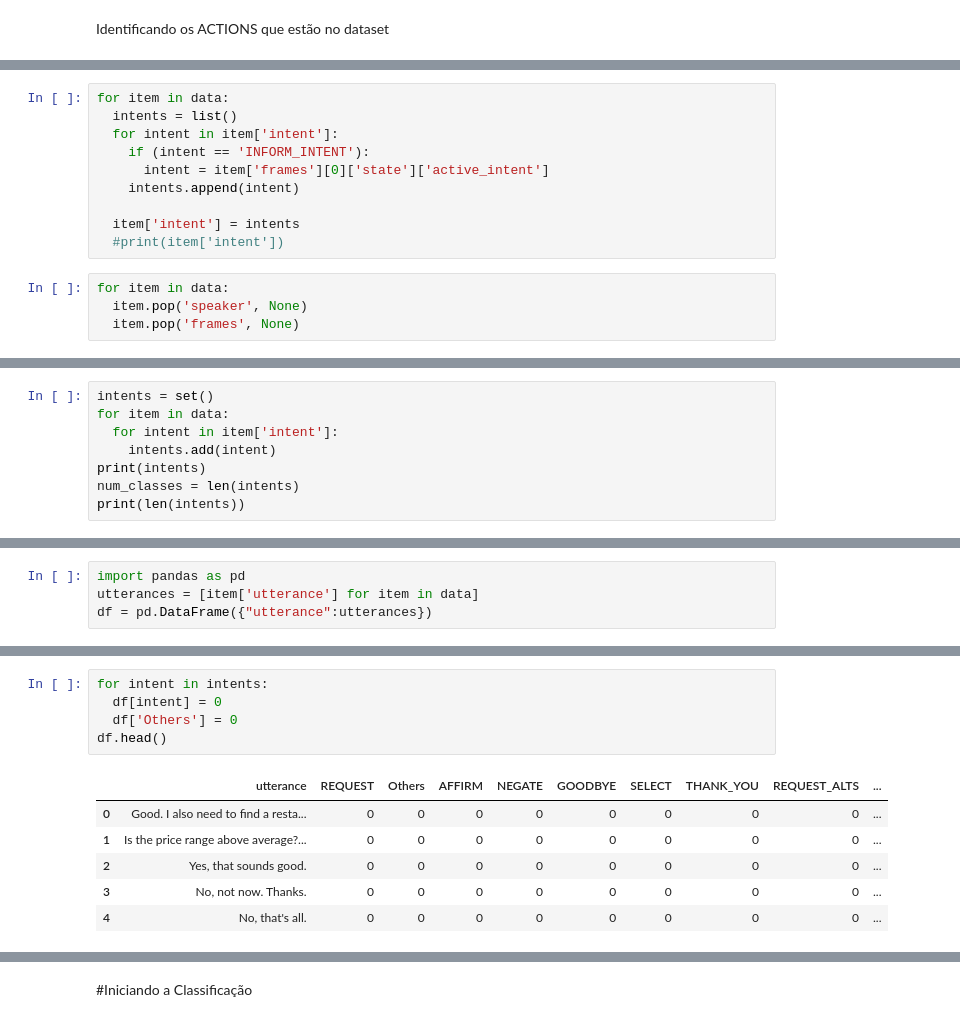
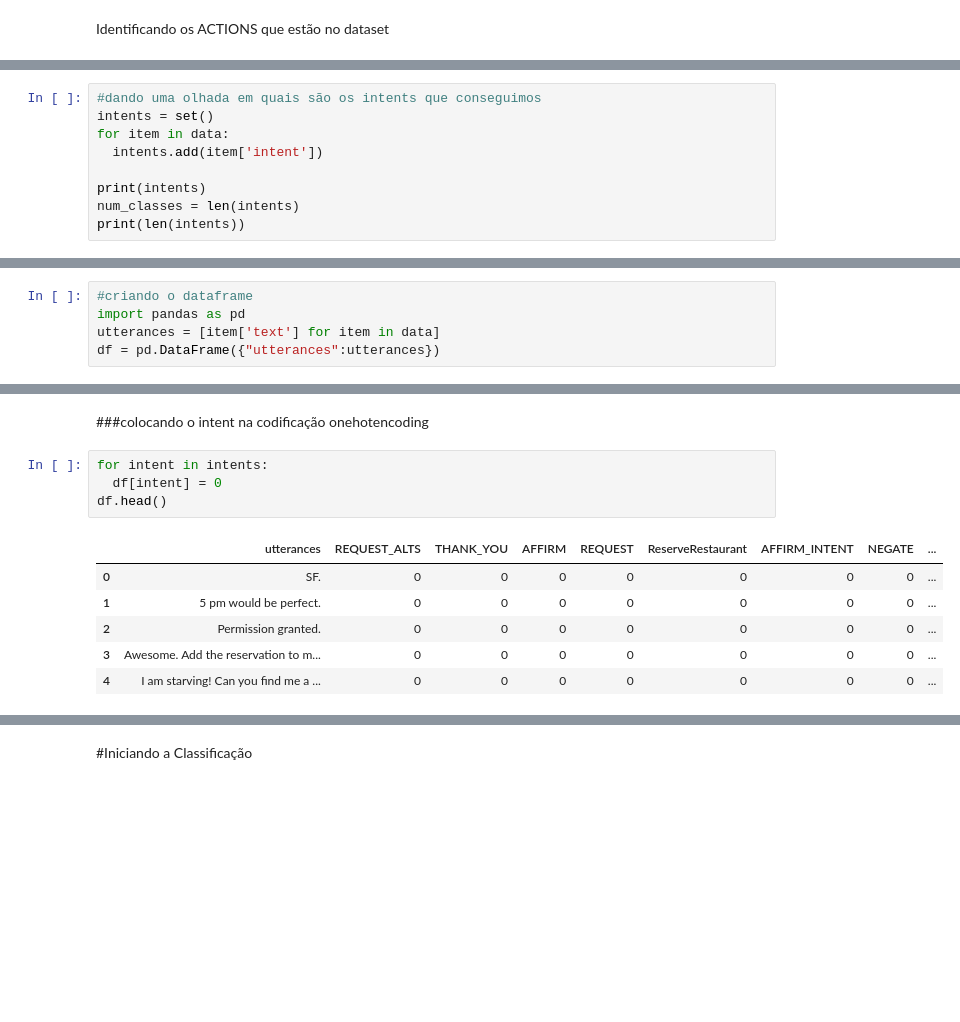
Before and after one commit to IndioP/Projeto_NLP, a Jupyter notebook: NLP.ipynb, the cells around one changed output, grey strips where cells are left out. Drawn from its saved outputs; the diff is of its cells as text; blank space fills up the shorter version.

```diff
--- a/NLP.ipynb
+++ b/NLP.ipynb
@@ -247,14 +252,0 @@ for item in data:
-# %%
-for item in data:
-  intents = list()
-  for intent in item['intent']:
-    if (intent == 'INFORM_INTENT'):
-      intent = item['frames'][0]['state']['active_intent']
-    intents.append(intent)
-
-  item['intent'] = intents
-  #print(item['intent'])
-# %%
-for item in data:
-  item.pop('speaker', None)
-  item.pop('frames', None)
@@ -266,8 +260,9 @@ data[0]
 # %%
+#dando uma olhada em quais são os intents que conseguimos
 intents = set()
 for item in data:
-  for intent in item['intent']:
-    intents.add(intent)
+  intents.add(item['intent'])
+
 print(intents)
 num_classes = len(intents)
 print(len(intents))
@@ -277,7 +272,8 @@ print(len(intents))
 # %%
+#criando o dataframe
 import pandas as pd
-utterances = [item['utterance'] for item in data]
-df = pd.DataFrame({"utterance":utterances})
+utterances = [item['text'] for item in data]
+df = pd.DataFrame({"utterances":utterances})
 # %%
 df
 # %% [output]
@@ -309,15 +304,16 @@ intents
  'ReserveRestaurant',
  'SELECT',
  'THANK_YOU'}
+# %% [markdown]
+###colocando o intent na codificação onehotencoding
 # %%
 for intent in intents:
   df[intent] = 0
-  df['Others'] = 0
 df.head()
 # %% [output]
-|  | utterance | REQUEST | Others | AFFIRM | NEGATE | GOODBYE | SELECT | THANK_YOU | REQUEST_ALTS | ... |
-| 0 | Good. I also need to find a resta... | 0 | 0 | 0 | 0 | 0 | 0 | 0 | 0 | ... |
-| 1 | Is the price range above average?... | 0 | 0 | 0 | 0 | 0 | 0 | 0 | 0 | ... |
-| 2 | Yes, that sounds good. | 0 | 0 | 0 | 0 | 0 | 0 | 0 | 0 | ... |
-| 3 | No, not now. Thanks. | 0 | 0 | 0 | 0 | 0 | 0 | 0 | 0 | ... |
-| 4 | No, that's all. | 0 | 0 | 0 | 0 | 0 | 0 | 0 | 0 | ... |
+|  | utterances | REQUEST_ALTS | THANK_YOU | AFFIRM | REQUEST | ReserveRestaurant | AFFIRM_INTENT | NEGATE | ... |
+| 0 | SF. | 0 | 0 | 0 | 0 | 0 | 0 | 0 | ... |
+| 1 | 5 pm would be perfect. | 0 | 0 | 0 | 0 | 0 | 0 | 0 | ... |
+| 2 | Permission granted. | 0 | 0 | 0 | 0 | 0 | 0 | 0 | ... |
+| 3 | Awesome. Add the reservation to m... | 0 | 0 | 0 | 0 | 0 | 0 | 0 | ... |
+| 4 | I am starving! Can you find me a ... | 0 | 0 | 0 | 0 | 0 | 0 | 0 | ... |
```
Also changed, not shown: parts of 58 cells of this notebook.
